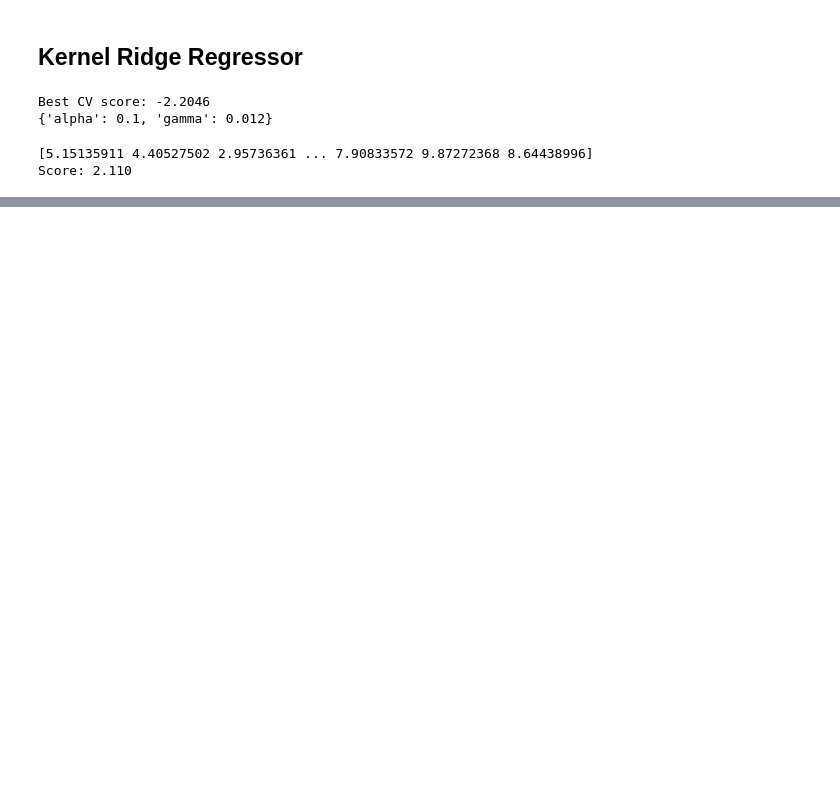
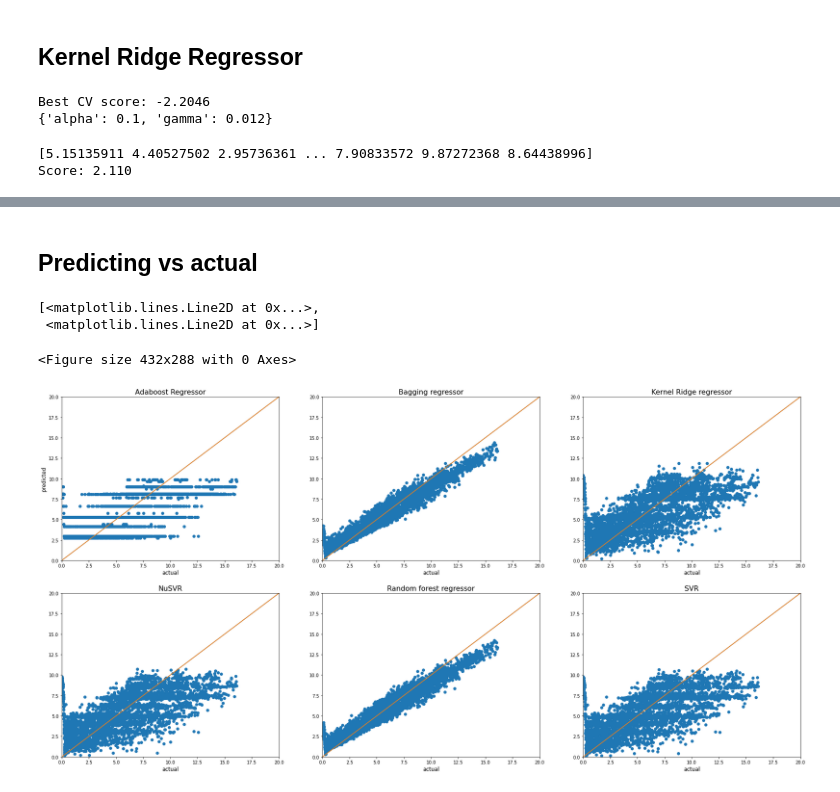
Before and after one commit to riccardorampon/LANL-Earthquake-Prediction, a Jupyter notebook: Earthquake_Acustic.ipynb, the cells around one changed output, grey strips where cells are left out. Drawn from its saved outputs; the diff is of its cells as text; code cells hidden in the pictures; blank space fills up the shorter version.

```diff
--- a/Earthquake_Acustic.ipynb
+++ b/Earthquake_Acustic.ipynb
@@ -264,7 +264,7 @@ model = AdaBoostRegressor()
 
 model_adaboostreg = GridSearchCV(model, parameters, cv=5, scoring='neg_mean_absolute_error')
 model_adaboostreg.fit(X_train_scaled, y_train.values.flatten())
-y_pred3 = model_adaboostreg.predict(X_train_scaled)
+y_pred_adaboost = model_adaboostreg.predict(X_train_scaled)
 
 print("Best CV score: {:.4f}".format(model_adaboostreg.best_score_))
 print(model_adaboostreg.best_params_)
@@ -291,7 +291,7 @@ model = BaggingRegressor()
 
 model_baggreg = GridSearchCV(model, parameters, cv=5, scoring='neg_mean_absolute_error')
 model_baggreg.fit(X_train_scaled, y_train.values.flatten())
-y_pred4 = model_baggreg.predict(X_train_scaled)
+y_pred_baggreg = model_baggreg.predict(X_train_scaled)
 
 print("Best CV score: {:.4f}".format(model_baggreg.best_score_))
 print(model_baggreg.best_params_)
@@ -392,15 +394,17 @@ Score: 0.815
 
 from sklearn.kernel_ridge import KernelRidge
 
+model = KernelRidge(kernel='rbf')
+
 parameters = [{'gamma': np.linspace(0.001, 0.1, 10),
                'alpha': [0.005, 0.01, 0.02, 0.05, 0.1]}]
 
-reg2 = GridSearchCV(KernelRidge(kernel='rbf'), parameters, cv=5, scoring='neg_mean_absolute_error') #neg_mean_absolute_error
-reg2.fit(X_train_scaled, y_train.values.flatten()) # it takes 5 minutes to fit
-y_pred2 = reg2.predict(X_train_scaled)
+model_KRR = GridSearchCV(model, parameters, cv=5, scoring='neg_mean_absolute_error') #neg_mean_absolute_error
+model_KRR.fit(X_train_scaled, y_train.values.flatten()) # it takes 5 minutes to fit
+y_pred_krr = model_KRR.predict(X_train_scaled)
 
-print("Best CV score: {:.4f}".format(reg2.best_score_))
-print(reg2.best_params_)
+print("Best CV score: {:.4f}".format(model_KRR.best_score_))
+print(model_KRR.best_params_)
 # %% [output]
 Best CV score: -2.2046
 {'alpha': 0.1, 'gamma': 0.012}
@@ -485,0 +419,59 @@ NameError: ignored
+# %% [markdown]
+## **Predicting vs actual**
+# %%
+plt.tight_layout()
+f = plt.figure(figsize=(30, 15))
+f.add_subplot(2, 3, 1)
+plt.scatter(y_train.values.flatten(), y_pred_adaboost)
+plt.title('Adaboost Regressor', fontsize=16)
+plt.xlim(0, 20)
+plt.ylim(0, 20)
+plt.xlabel('actual', fontsize=12)
+plt.ylabel('predicted', fontsize=12)
+plt.plot()
+plt.plot([(0, 0), (20, 20)], [(0, 0), (20, 20)])
+
+f.add_subplot(2, 3, 2)
+plt.scatter(y_train.values.flatten(), y_pred_baggreg)
+plt.title('Bagging regressor', fontsize=16)
+plt.xlim(0, 20)
+plt.ylim(0, 20)
+plt.xlabel('actual', fontsize=12)
+plt.plot([(0, 0), (20, 20)], [(0, 0), (20, 20)])
+
+f.add_subplot(2, 3, 3)
+plt.scatter(y_train.values.flatten(), y_pred_krr)
+plt.title('Kernel Ridge regressor', fontsize=16)
+plt.xlim(0, 20)
+plt.ylim(0, 20)
+plt.xlabel('actual', fontsize=12)
+plt.plot([(0, 0), (20, 20)], [(0, 0), (20, 20)])
+
+f.add_subplot(2, 3, 4)
+plt.scatter(y_train.values.flatten(), y_pred_NuSVR)
+plt.title('NuSVR', fontsize=16)
+plt.xlim(0, 20)
+plt.ylim(0, 20)
+plt.xlabel('actual', fontsize=12)
+plt.plot([(0, 0), (20, 20)], [(0, 0), (20, 20)])
+
+f.add_subplot(2, 3, 5)
+plt.scatter(y_train.values.flatten(), y_pred_randforest)
+plt.title('Random forest regressor', fontsize=16)
+plt.xlim(0, 20)
+plt.ylim(0, 20)
+plt.xlabel('actual', fontsize=12)
+plt.plot([(0, 0), (20, 20)], [(0, 0), (20, 20)])
+
+f.add_subplot(2, 3, 6)
+plt.scatter(y_train.values.flatten(), y_pred_svr)
+plt.title('SVR', fontsize=16)
+plt.xlim(0, 20)
+plt.ylim(0, 20)
+plt.xlabel('actual', fontsize=12)
+plt.plot([(0, 0), (20, 20)], [(0, 0), (20, 20)])
+# %% [output]
+[<matplotlib.lines.Line2D at 0x...>,
+ <matplotlib.lines.Line2D at 0x...>]
+<Figure size 432x288 with 0 Axes>
+[figure, added]
```
Also changed, not shown: parts of 22 cells of this notebook.
